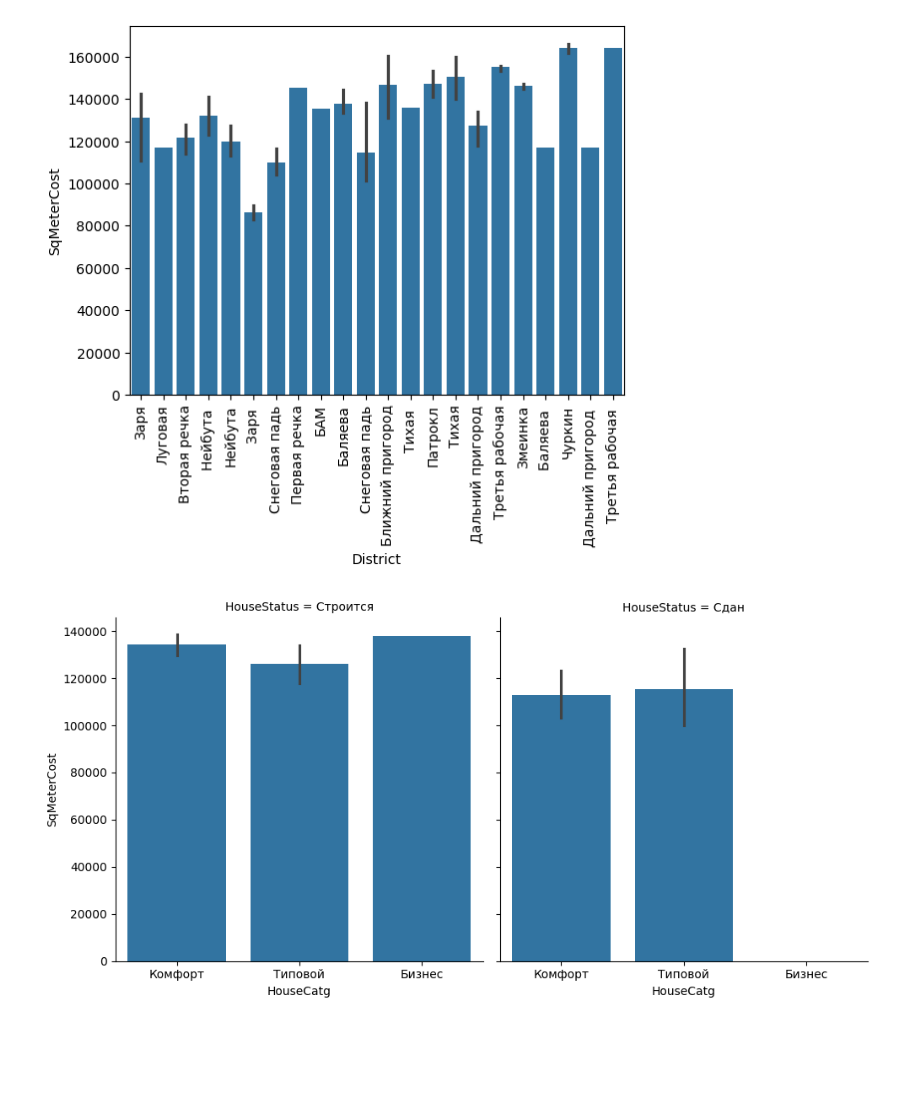
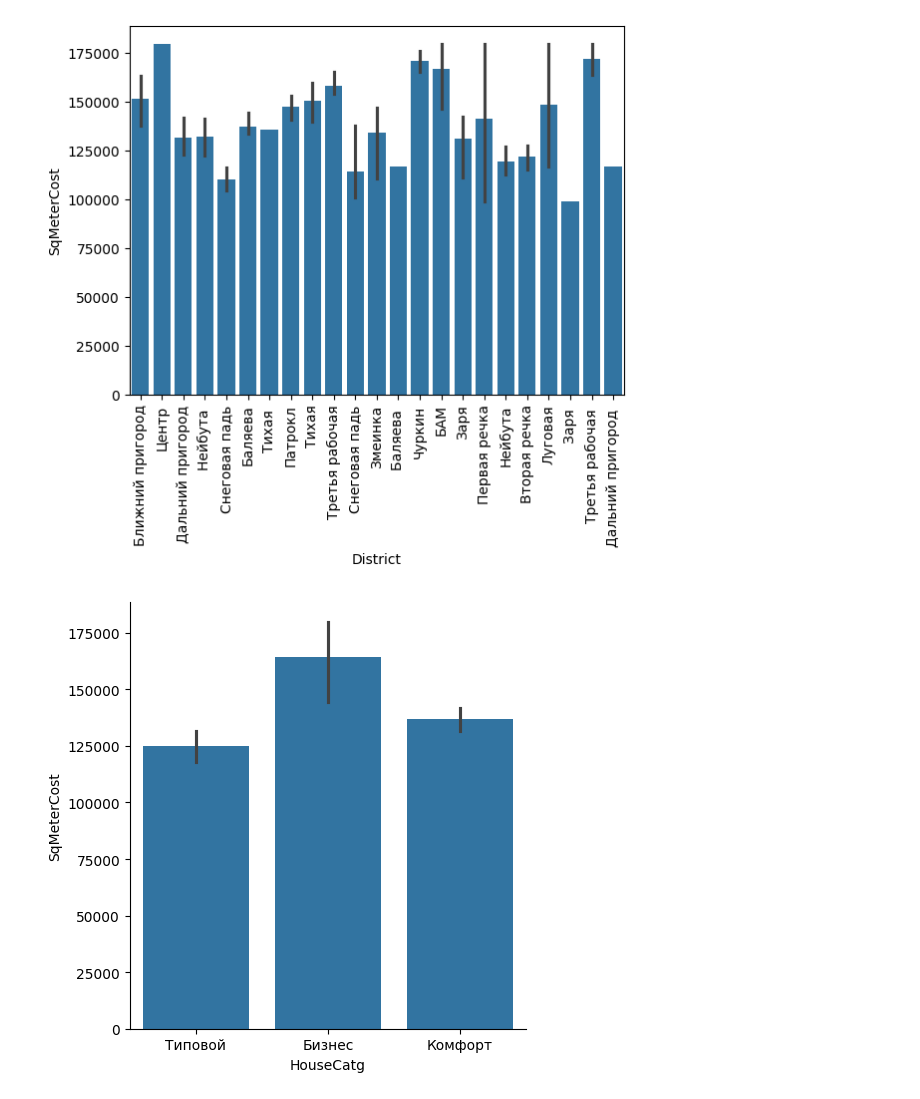
Before and after one commit to makcymal/realestate, a Jupyter notebook: insights.ipynb, the cells around one changed output. Drawn from its saved outputs; the diff is of its cells as text; code cells hidden in the pictures; blank space fills up the shorter version.

```diff
--- a/insights.ipynb
+++ b/insights.ipynb
@@ -5,14 +8,18 @@ import seaborn as sns
 # read dataframe according to the provided dtypes
 df_dtypes = pd.read_csv("data/df_dtypes.csv", index_col="Column")
 df_dtypes_dict = df_dtypes.to_dict()["Dtype"]
-del df_dtypes_dict["PayAccDate"]
-del df_dtypes_dict["InsDate"]
 df = pd.read_csv(
   "data/df.csv",
-  parse_dates=["PayAccDate", "InsDate"],
   dtype=df_dtypes_dict,
   index_col="HouseId",
 )
+# %%
+tail = 0.075
+lower = df["SqMeterCost"].quantile(tail)
+upper = df["SqMeterCost"].quantile(1 - tail)
+df["SqMeterCost"] = df["SqMeterCost"].apply(
+  lambda x: lower if x < lower else upper if x > upper else x
+)
 # %%
 # CompanyName seems to be significant
 ax = sns.barplot(
@@ -34,16 +41,15 @@ ax = sns.barplot(
 )
 ax.tick_params(axis="x", rotation=90)
 # %% [output]
-[figure, old version]
+[figure, new version]
 # %%
 # HouseCatg and HouseStatus aren't significant
 fig = sns.catplot(
   data=df,
   kind="bar",
   x="HouseCatg",
   y="SqMeterCost",
-  col="HouseStatus",
   errorbar=("ci", 95),
 )
 # %% [output]
-[figure, old version]
+[figure, new version]
```
Also changed, not shown: parts of 8 cells of this notebook.
